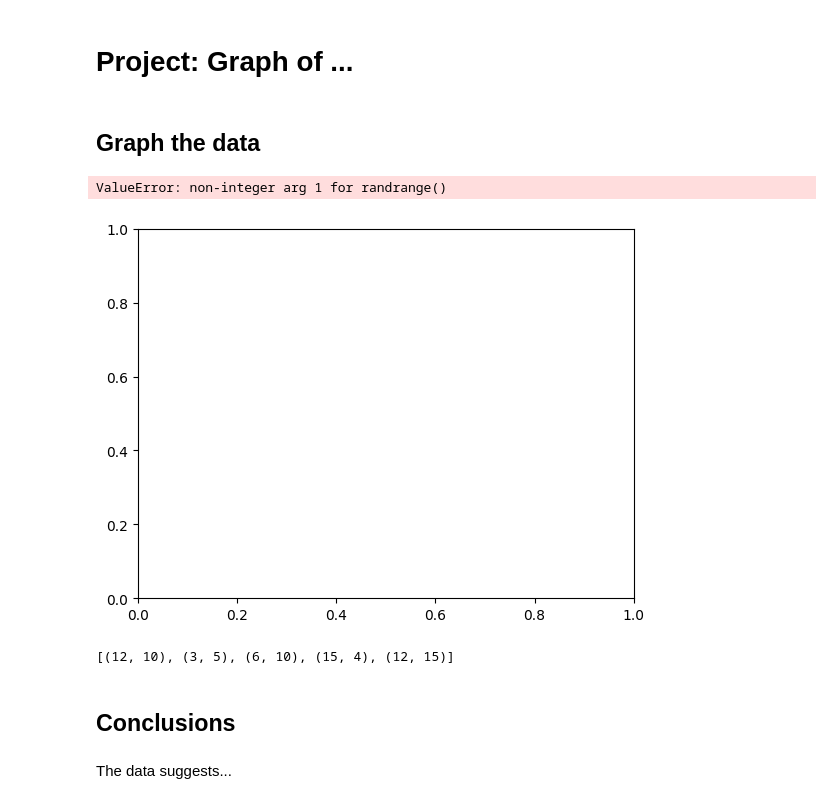
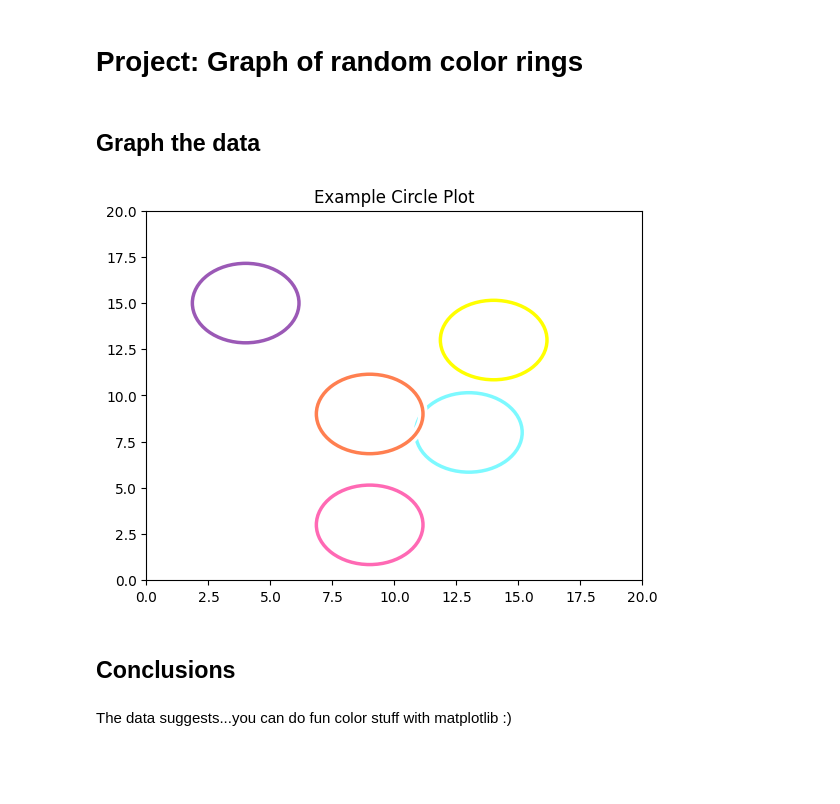
Before and after one commit to Namibnat/daily_graph, a Jupyter notebook: src/30_03_2023/graph_notebook_30_03_2023.ipynb, the cells around one changed output. Cells and saved outputs as stored; diff of their text form; code cells hidden in the pictures; blank space fills up the shorter version.

Commit message:
Day 16 of my graph a day challenge

```diff
--- a/src/30_03_2023/graph_notebook_30_03_2023.ipynb
+++ b/src/30_03_2023/graph_notebook_30_03_2023.ipynb
@@ -1,5 +1,5 @@
 # %% [markdown]
-# Project: Graph of ...
+# Project: Graph of random color rings
 # %%
 # Standard imports
 
@@ -19,40 +19,34 @@ import random
 # %%
 import matplotlib.pyplot as plt
 from matplotlib.patches import Circle
 
 # Create a new figure and axis
 fig, ax = plt.subplots()
 
 colors = ["#FF69B4","#7DF9FF","#FFFF00","#9B59B6","#FF7F50"]
 places = [(random.randint(3, 17), random.randint(3, 17)) for _ in range(5)]
 
 for place, color in zip(places, colors):
 
     # Create a circle patch with center (0, 0) and radius 1
     circle = Circle(place, radius=2.15, clip_on=False, zorder=10, linewidth=2.5,
-                   edgecolor=royal_blue + [0.6], facecolor='none',
+                   edgecolor=color, facecolor='none',
                    path_effects=[withStroke(linewidth=7, foreground='white')])
 
     # Add the circle patch to the axis
     ax.add_patch(circle)
 
 # Set the axis limits and title
 ax.set_xlim(0, 20)
 ax.set_ylim(0, 20)
 
 ax.set_title('Example Circle Plot')
 
 # Display the plot
 plt.show()
 # %% [output]
-ValueError: non-integer arg 1 for randrange()
-[figure, old version]
+[figure, new version]
-# %%
-places = [(random.randint(3, 17), random.randint(3, 17)) for _ in range(5)]
-places
-# %% [output]
-[(12, 10), (3, 5), (6, 10), (15, 4), (12, 15)]
 # %% [markdown]
 ## Conclusions
 # %% [markdown]
-The data suggests...
+The data suggests...you can do fun color stuff with matplotlib :)
```
Also changed, not shown: 2 other files.
